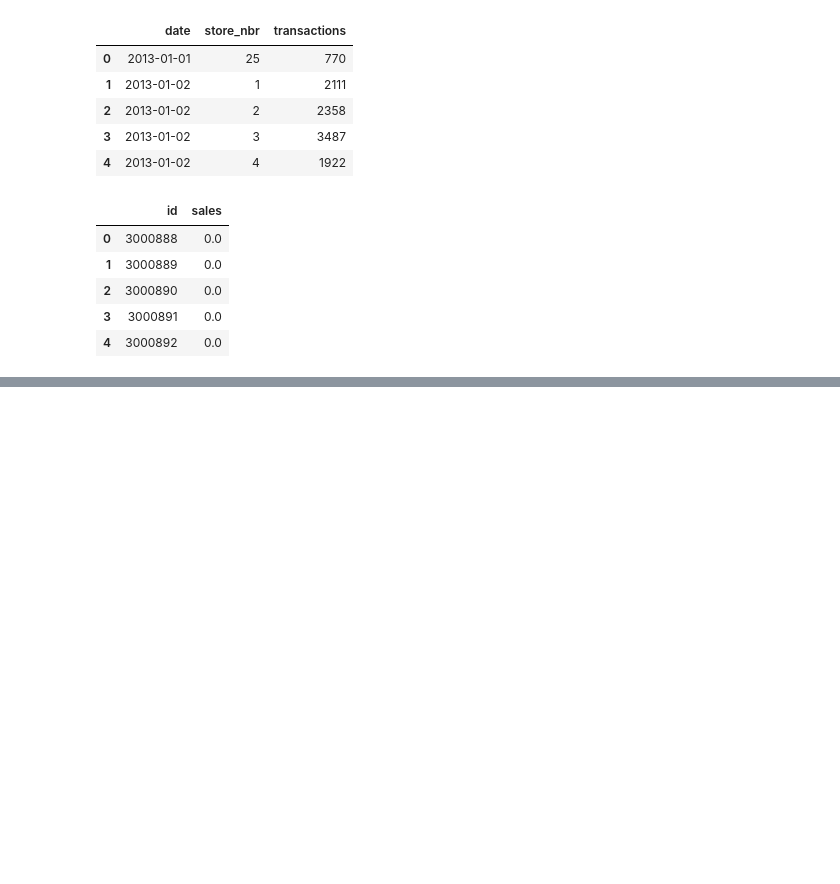
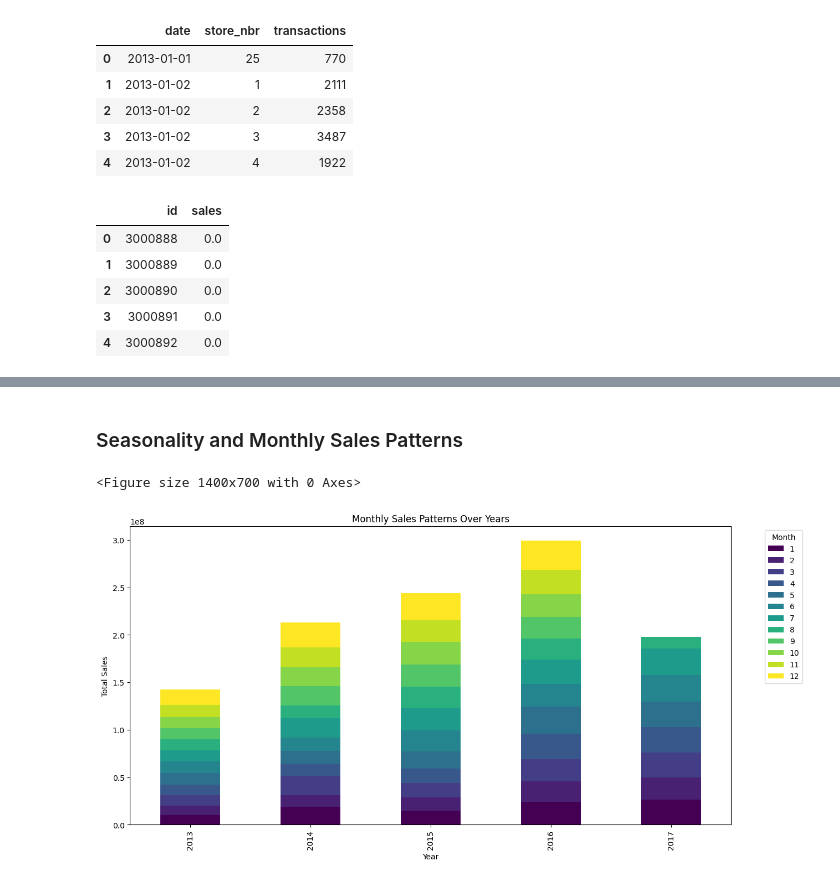
Before and after one commit to elishastanley/Demand-Forecasting-Optimization-for-Corporation-Favorita-A-Time-Series-Regression-ML-Approach, a Jupyter notebook: Notebooks/main.ipynb, the cells around one changed output, grey strips where cells are left out. Cells and saved outputs as stored; diff of their text form; code cells hidden in the pictures; blank space fills up the shorter version.

```diff
--- a/Notebooks/main.ipynb
+++ b/Notebooks/main.ipynb
@@ -153,0 +279,19 @@ sample_submission.head()
+# %% [markdown]
+### Seasonality and Monthly Sales Patterns
+# %%
+# Aggregate sales by month and year
+monthly_sales = train_merged.groupby(['year', 'month'])[
+    'sales'].sum().unstack()
+
+# Plot monthly sales patterns
+plt.figure(figsize=(14, 7))
+monthly_sales.plot(kind='bar', stacked=True,
+                   colormap='viridis', figsize=(14, 7))
+plt.xlabel('Year')
+plt.ylabel('Total Sales')
+plt.title('Monthly Sales Patterns Over Years')
+plt.legend(title='Month', bbox_to_anchor=(1.05, 1), loc='upper left')
+plt.show()
+# %% [output]
+<Figure size 1400x700 with 0 Axes>
+[figure, added]
```
Also changed, not shown: parts of 29 cells of this notebook.
